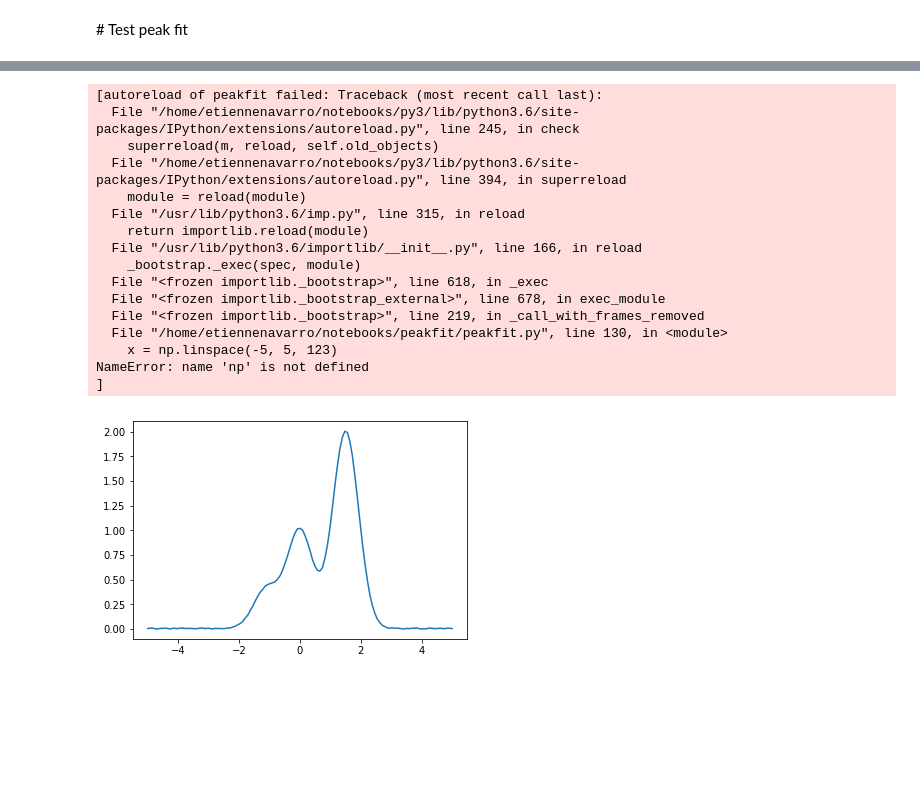
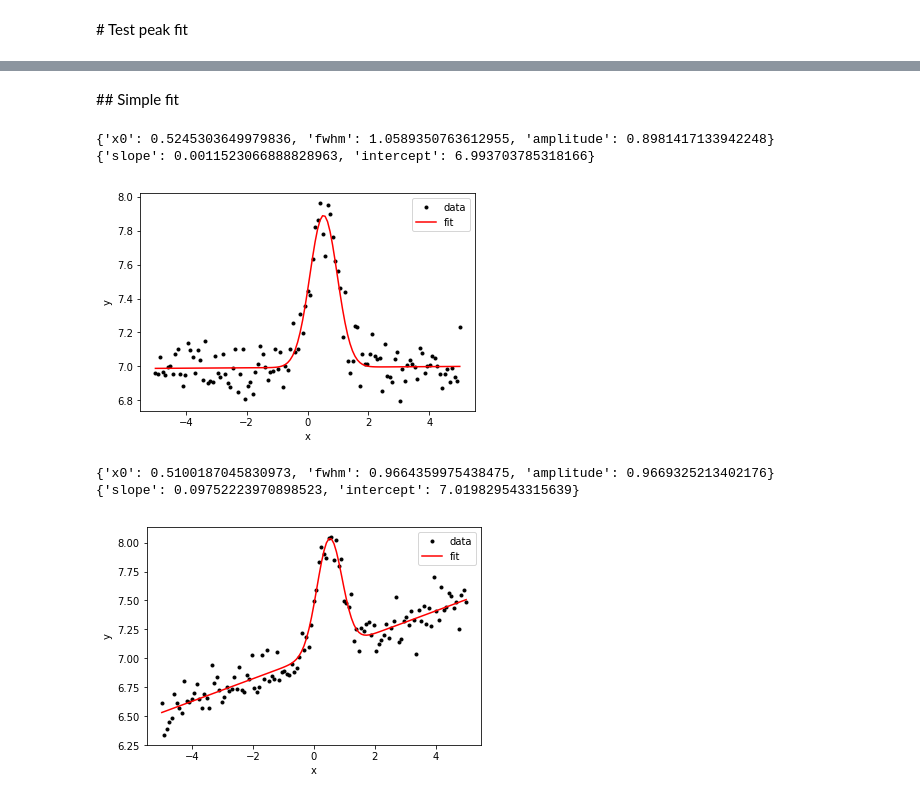
Before and after one commit to xdze2/peakfit, a Jupyter notebook: test_peakfit.ipynb, the cells around one changed output, grey strips where cells are left out. Cells and saved outputs as stored; diff of their text form; code cells hidden in the pictures; blank space fills up the shorter version.

```diff
--- a/test_peakfit.ipynb
+++ b/test_peakfit.ipynb
@@ -45,28 +26,0 @@ s.estimate_param(x, y)
-# %%
-x = np.linspace(-5, 5, 123)
-
-gauss = Gauss()
-y = gauss(x, 0, 1, 1)
-y += .01 *np.random.rand(*y.shape)
-y += gauss(x, 1.5, 1, 2)
-y += gauss(x, -1.1, 1, .4)
-
-plt.plot(x, y);
-# %% [output]
-[autoreload of peakfit failed: Traceback (most recent call last):
-  File "/home/etiennenavarro/notebooks/py3/lib/python3.6/site-packages/IPython/extensions/autoreload.py", line 245, in check
-    superreload(m, reload, self.old_objects)
-  File "/home/etiennenavarro/notebooks/py3/lib/python3.6/site-packages/IPython/extensions/autoreload.py", line 394, in superreload
-    module = reload(module)
-  File "/usr/lib/python3.6/imp.py", line 315, in reload
-    return importlib.reload(module)
-  File "/usr/lib/python3.6/importlib/__init__.py", line 166, in reload
-    _bootstrap._exec(spec, module)
-  File "<frozen importlib._bootstrap>", line 618, in _exec
-  File "<frozen importlib._bootstrap_external>", line 678, in exec_module
-  File "<frozen importlib._bootstrap>", line 219, in _call_with_frames_removed
-  File "/home/etiennenavarro/notebooks/peakfit/peakfit.py", line 130, in <module>
-    x = np.linspace(-5, 5, 123)
-NameError: name 'np' is not defined
-]
-[figure, removed]
@@ -94,0 +27,42 @@ ss.estimate_param(x, y)
+# %% [markdown]
+## Simple fit
+# %%
+# Generate data
+x = np.linspace(-5, 5, 123)
+y = 7 + 0.1*np.random.randn(*x.shape)
+y += Gauss()(x, 0.5, 1, 1)
+
+# Fit using automatic estimation of initial parameters:
+results, fit = peakfit(x, y, Gauss())
+
+for r in results:
+    print(r)
+
+# Graph
+plt.plot(x, y, '.k', label='data');
+plt.plot(x, fit(x), 'r-', label='fit');
+plt.xlabel('x'); plt.ylabel('y'); plt.legend();
+# %% [output]
+{'x0': 0.5245303649979836, 'fwhm': 1.0589350763612955, 'amplitude': 0.8981417133942248}
+{'slope': 0.0011523066888828963, 'intercept': 6.993703785318166}
+[figure, added]
+# %%
+# Generate data
+x = np.linspace(-5, 5, 123)
+y = 7 + 0.1*x + 0.1*np.random.randn(*x.shape)
+y += Gauss()(x, 0.5, 1, 1)
+
+# Fit using manual estimation of initial parameters:
+results, fit = peakfit(x, y, Gauss(0, 1, 1))
+
+for r in results:
+    print(r)
+
+# Graph
+plt.plot(x, y, '.k', label='data');
+plt.plot(x, fit(x), 'r-', label='fit');
+plt.xlabel('x'); plt.ylabel('y'); plt.legend();
+# %% [output]
+{'x0': 0.5100187045830973, 'fwhm': 0.9664359975438475, 'amplitude': 0.9669325213402176}
+{'slope': 0.09752223970898523, 'intercept': 7.019829543315639}
+[figure, added]
```
Also changed, not shown: parts of 8 cells of this notebook, 1 other file.
